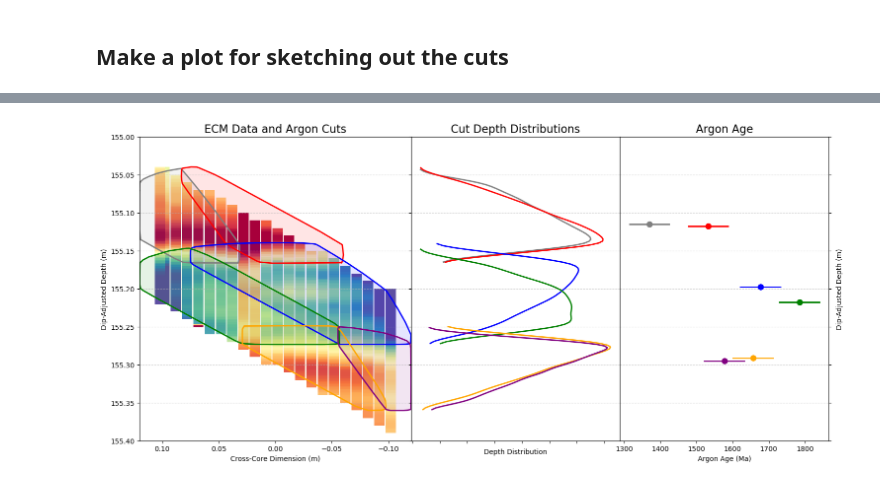
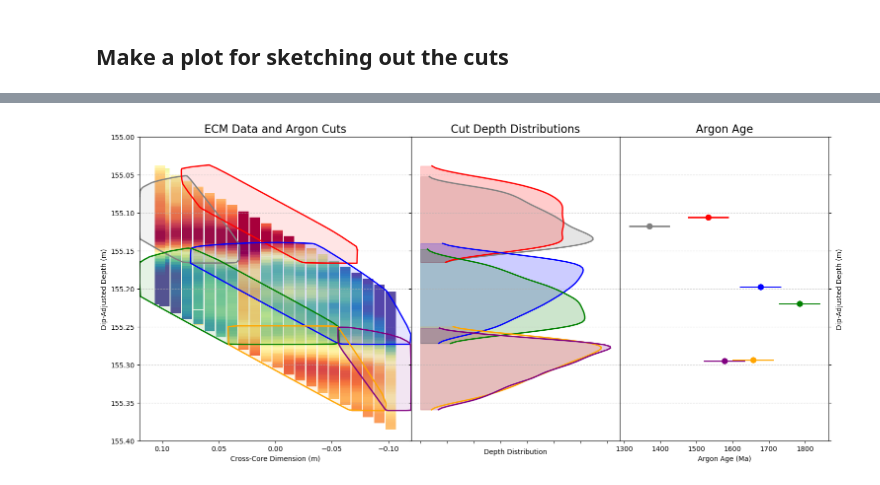
Before and after one commit to liamkirkpatrick/alhic1901_deeplayering, a Jupyter notebook: scripts/argon_plots/plot_argon.ipynb, the cells around one changed output, grey strips where cells are left out. Drawn from its saved outputs; the diff is of its cells as text; code cells hidden in the pictures.

Commit message:
update argon cut info to match detailed photos from Valens

```diff
--- a/scripts/argon_plots/plot_argon.ipynb
+++ b/scripts/argon_plots/plot_argon.ipynb
@@ -245,8 +248,8 @@ def plot_ecm(axs,face,top_angle):
 
         # downsample ECM to save plotting time (as needed)
         if res != 0:
-            int_lo = round(min(td),2)
-            int_hi = round(max(td),2)
+            int_lo = round(min(td),3)
+            int_hi = round(max(td),3)
             depth_interp = np.linspace(int_lo,int_hi,int((int_hi-int_lo)/res)+1)
             meas_interp = np.interp(depth_interp,np.flip(td),np.flip(tmeas))
             but_interp = np.interp(depth_interp,np.flip(td),np.flip(tbut))
@@ -265,7 +268,7 @@ def plot_ecm(axs,face,top_angle):
 # %% [markdown]
 ## Identify the points which make up a sample
 # %%
-def get_points_in_sample(c,theta_x,theta_y):
+def get_points_in_sample(c,theta_x,theta_y,td,bd):
     """
     Get points in the sample defined by the conditions in c.
 
@@ -287,7 +290,7 @@ def get_points_in_sample(c,theta_x,theta_y):
     # set limits
     x_limits = (-241/2/1000, 241/2/1000)
     y_limits = (-241/2/1000,0)
-    z_limits = (155.12, 155.30)
+    z_limits = (155.11, 155.31)
 
     # Sample candidate points uniformly from the bounding box
     x_samples = np.random.uniform(x_limits[0], x_limits[1], N_samples)
@@ -315,7 +318,7 @@ def get_points_in_sample(c,theta_x,theta_y):
     # return the points that are valid
     return inside_x, inside_y, z_sheared
 
-textx, testy, testz = get_points_in_sample(shapes[0],theta_x,theta_y)
+textx, testy, testz = get_points_in_sample(shapes[0],theta_x,theta_y,td,bd)
 # %% [markdown]
 # Plot Sample Locations on ECM data
 # %%
@@ -383,6 +386,8 @@ def plot_depth_histogram(z_points, axis, color='blue', bins=50, smooth_sigma=2):
     bin_centers = 0.5 * (bin_edges[:-1] + bin_edges[1:])
     # smooth the normalized counts
     smooth_counts = gaussian_filter1d(counts, sigma=smooth_sigma)
+    # shade under the curve
+    axis.fill_betweenx(bin_centers, smooth_counts, color=color, alpha=0.2)
 
     axis.plot(smooth_counts, bin_centers, color=color, linewidth=2)
 # %%
@@ -453,8 +458,8 @@ for a in ax:
     a.grid(axis='y', linestyle='--', alpha=0.5)
 
 # titles
-ax[0].set_title('ECM Data and Argon Cuts', fontsize=16)
-ax[1].set_title('Argon Age and Depth Distribution', fontsize=16)
+ax[0].set_title('a) ECM Data and Argon Cuts', fontsize=16)
+ax[1].set_title('b) Argon Age and Depth Distribution', fontsize=16)
 
 # x-axis labels
 ax[0].set_xlabel('Cross-Core Dimension (m)')
@@ -467,7 +472,7 @@ for i, shape in enumerate(shapes):
     color = colors[i % len(colors)]
 
     # get points in sample
-    x, y, z = get_points_in_sample(shape, theta_x, theta_y)
+    x, y, z = get_points_in_sample(shape, theta_x, theta_y,td,bd)
 
     # plot the outline of the sample
     plot_outlines(x, y, z, ax[0], color=color)
@@ -608,32 +548,32 @@ Ar_error = 55
 
 # add outlines
 for i, shape in enumerate(shapes):
 
     # assign color based on index
     color = colors[i % len(colors)]
 
     # get points in sample
-    x, y, z = get_points_in_sample(shape, theta_x, theta_y)
+    x, y, z = get_points_in_sample(shape, theta_x, theta_y,td,bd)
 
     # plot the outline of the sample
     plot_outlines(x, y, z, ax[0], color=color)
 
     # plot the depth histogram
     plot_depth_histogram(z, ax[1], color=color, bins=50, smooth_sigma=2)
 
     # plot the argon age
     #ax[2].plot([Ar_age[i],Ar_age[i]],[min(z),max(z)],color=color,linewidth=2)
 
     # add a dot at the median argon age
     median_depth = np.median(z)
     ax[2].plot(Ar_age[i], median_depth, 'o', color=color, markersize=8)
 
     # add error bar at the median depth
     ax[2].plot(
         [Ar_age[i] - Ar_error, Ar_age[i] + Ar_error],
         [median_depth, median_depth],
         color=color,
         linewidth=2
     )
 # %% [output]
-[figure, old version]
+[figure, new version]
```
Also changed, not shown: parts of 4 cells of this notebook.
